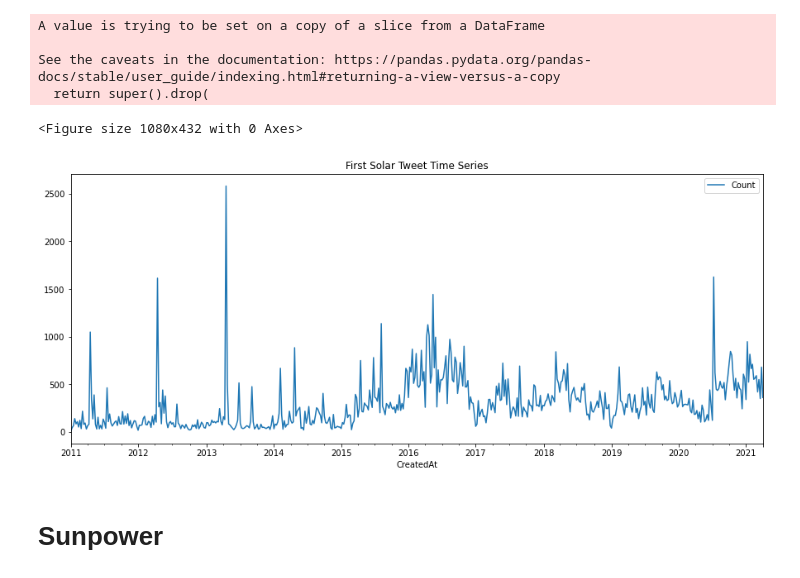
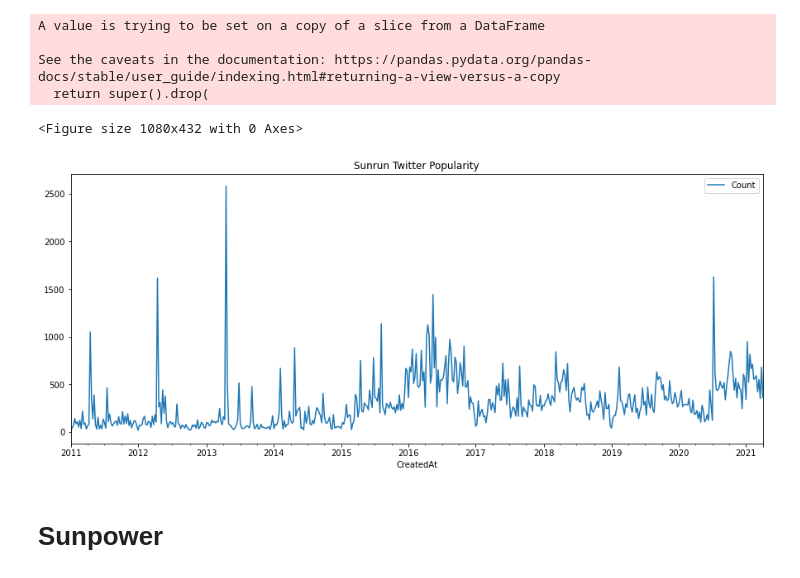
Before and after one commit to roldanjrgl/bds_green_investing, a Jupyter notebook: visualize_twitter_data/generate_popularity_time_series/generate_popularity_time_series_join_companies.ipynb, the cells around one changed output. Saved outputs shown, nothing was run; the diff lists cells and outputs as text; code cells hidden in the pictures.

```diff
--- a/visualize_twitter_data/generate_popularity_time_series/generate_popularity_time_series_join_companies.ipynb
+++ b/visualize_twitter_data/generate_popularity_time_series/generate_popularity_time_series_join_companies.ipynb
@@ -286,10 +286,10 @@ A value is trying to be set on a copy of a slice from a DataFrame
 See the caveats in the documentation: https://pandas.pydata.org/pandas-docs/stable/user_guide/indexing.html#returning-a-view-versus-a-copy
   return super().drop(
 # %%
-plot_time_series(weekly_tweets_sunrun)
+plot_time_series(weekly_tweets_sunrun,  "Sunrun")
 # %% [output]
 <Figure size 1080x432 with 0 Axes>
-[figure, old version]
+[figure, new version]
 # %% [markdown]
 # Sunpower
 # %%
```
Also changed, not shown: parts of 12 cells of this notebook.
